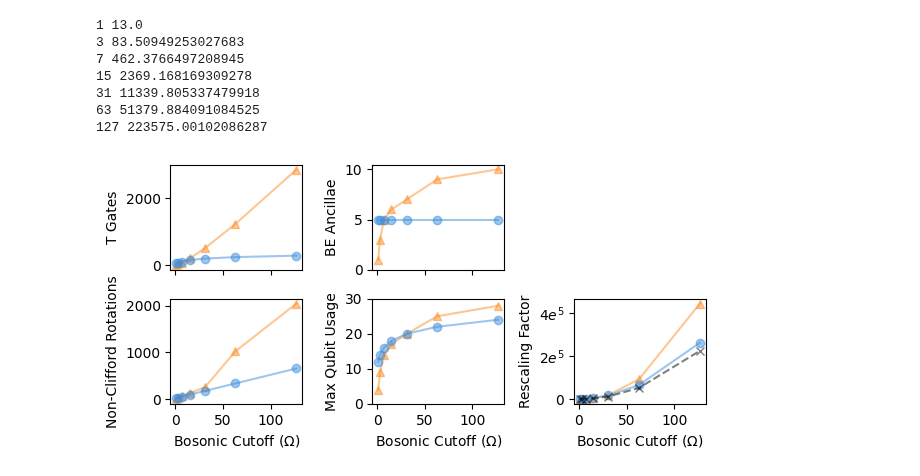
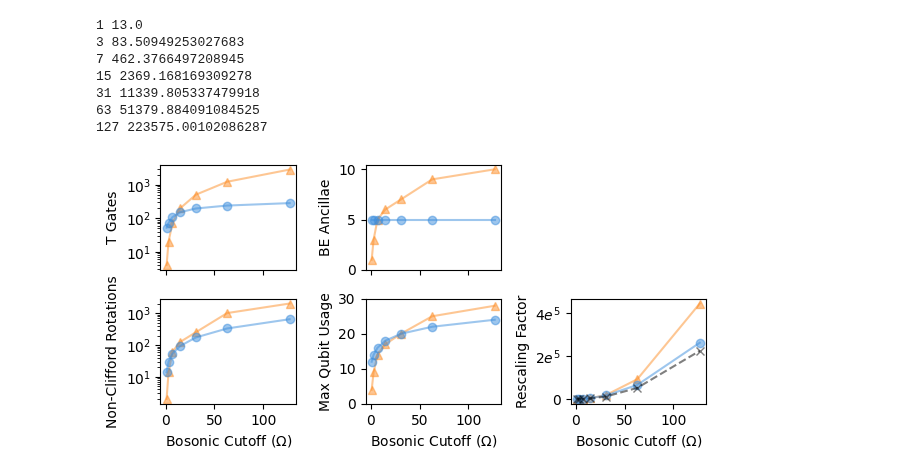
Before and after one commit to Tufts-QIQC/LOBE, a Jupyter notebook: notebooks/benchmarking/integrated_models/quartic_oscillator.ipynb, the cells around one changed output. Drawn from its saved outputs; the diff is of its cells as text; code cells hidden in the pictures.

```diff
--- a/notebooks/benchmarking/integrated_models/quartic_oscillator.ipynb
+++ b/notebooks/benchmarking/integrated_models/quartic_oscillator.ipynb
@@ -185,36 +185,39 @@ axes[0][0].plot(omegas, [(4*LCU_DATA[i][0].number_of_elbows) + LCU_DATA[i][0].nu
 axes[0][0].plot(omegas, [(4*LOBE_DATA[i][0].number_of_elbows) + LOBE_DATA[i][0].number_of_t_gates for i in range(len(omegas))], color=BLUE, marker='o', alpha = 0.5)
 axes[0][0].set_ylabel("T Gates")
 axes[0][0].set_xticklabels([])
+axes[0][0].set_yscale("log")
 
 axes[1][0].plot(omegas, [LCU_DATA[i][0].number_of_nonclifford_rotations for i in range(len(omegas))], color=ORANGE, marker='^', alpha = 0.5)
 axes[1][0].plot(omegas, [LOBE_DATA[i][0].number_of_nonclifford_rotations for i in range(len(omegas))], color=BLUE, marker='o', alpha = 0.5)
 axes[1][0].set_ylabel("Non-Clifford Rotations")
 axes[1][0].set_xlabel("Bosonic Cutoff ($\Omega$)")
+axes[1][0].set_yscale("log")
 
 axes[0][1].plot(omegas, [LCU_DATA[i][2] for i in range(len(omegas))], color=ORANGE, marker='^', alpha = 0.5)
 axes[0][1].plot(omegas, [LOBE_DATA[i][2] for i in range(len(omegas))], color=BLUE, marker='o', alpha = 0.5)
 axes[0][1].set_ylabel("BE Ancillae")
 axes[0][1].set_xticklabels([])
 axes[0][1].set_yticks([0, 5, 10])
 
 axes[1][1].plot(omegas, [LCU_DATA[i][0].ancillae_highwater() + LCU_DATA[i][2] + LCU_DATA[i][3] + 1 for i in range(len(omegas))], color=ORANGE, marker='^', alpha = 0.5, label="LCU")
 axes[1][1].plot(omegas, [LOBE_DATA[i][0].ancillae_highwater() + LOBE_DATA[i][2] + LOBE_DATA[i][3] + 1 for i in range(len(omegas))], color=BLUE, marker='o', alpha = 0.5, label="LOBE")
 axes[1][1].set_ylabel("Max Qubit Usage")
 axes[1][1].set_xlabel("Bosonic Cutoff ($\Omega$)")
 axes[1][1].set_yticks([0, 10, 20, 30])
 
 axes[1][2].plot(omegas, [LCU_DATA[i][1] for i in range(len(omegas))], color=ORANGE, marker='^', alpha = 0.5)
 axes[1][2].plot(omegas, [LOBE_DATA[i][1] for i in range(len(omegas))], color=BLUE, marker='o', alpha = 0.5)
 axes[1][2].plot(omegas, [operator_norms[i] for i in range(len(omegas))], color="black", marker='x', ls='--', alpha = 0.5)
 axes[1][2].set_yticklabels([0, "$2e^5$", "$4e^5$"])
 axes[1][2].set_yticks([0, 2e5, 4e5])
 axes[1][2].set_ylabel("Rescaling Factor")
 axes[1][2].set_xlabel("Bosonic Cutoff ($\Omega$)")
+# axes[1][2].set_yscale("log")
 
 fig.delaxes(axes[0][2])
 plt.tight_layout()
 # axes[2][0].legend(loc='upper center', bbox_to_anchor=(1.5, 0.75),
 #           fancybox=True, shadow=True, ncol=1)
-# plt.savefig("../../../manuscript/figures/quartic_oscillator.pdf", dpi=300)
+plt.savefig("../../../manuscript/figures/quartic_oscillator.pdf", dpi=300)
 # %% [output]
-[figure, old version]
+[figure, new version]
```
Also changed, not shown: parts of 3 cells of this notebook, 59 other files.
